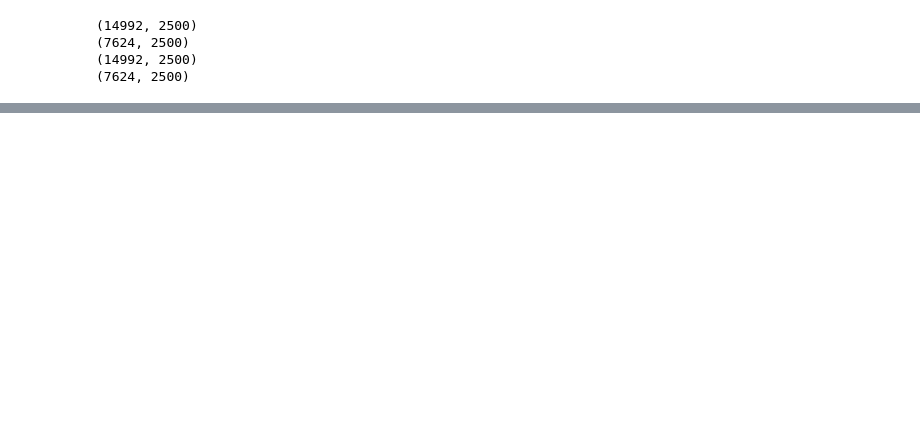
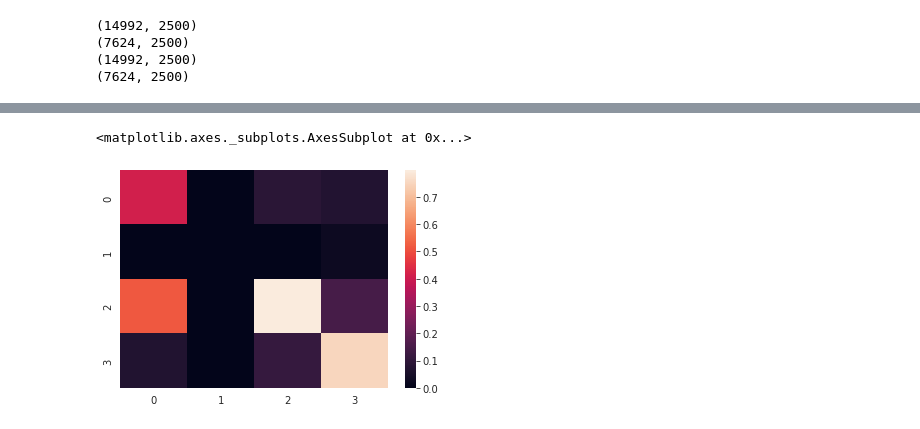
Before and after one commit to mightyTathagata/fake_news_project, a Jupyter notebook: news_classifier.ipynb, the cells around one changed output, grey strips where cells are left out. Saved outputs shown, nothing was run; the diff lists cells and outputs as text; code cells hidden in the pictures; blank space fills up the shorter version.

```diff
--- a/news_classifier.ipynb
+++ b/news_classifier.ipynb
@@ -115,7 +128,4 @@ f1_score(y_test, predictions, average='weighted')
 # %%
-from sklearn.svm import SVC
-from sklearn import preprocessing, decomposition
-
 svd = decomposition.TruncatedSVD(n_components=120)
 svd.fit(xtrain_tfv)
 xtrain_svd = svd.transform(xtrain_tfv)
@@ -127,8 +137,6 @@ xtrain_scl = scl.transform(xtrain_svd)
 xtest_scl = scl.transform(xtest_svd)
 
 
-clf = SVC(C=1.0, probability=True)
-clf.fit(xtrain_scl, y_train)
-predictions_svm = clf.predict(xtest_scl)
-
-f1_score(y_test, predictions_svm, average='weighted')
+clf_svm = SVC(C=1.0, probability=True)
+clf_svm.fit(xtrain_scl, y_train)
+predictions_svm = clf_svm.predict(xtest_scl)
@@ -146,0 +192,6 @@ f1_score(y_test, predictions_rf, average='weighted')
+# %%
+svm_cf_matrix = confusion_matrix(y_test, predictions_svm, normalize='pred')
+sns.heatmap(svm_cf_matrix)
+# %% [output]
+<matplotlib.axes._subplots.AxesSubplot at 0x...>
+[figure, added]
```
Also changed, not shown: parts of 24 cells of this notebook.
